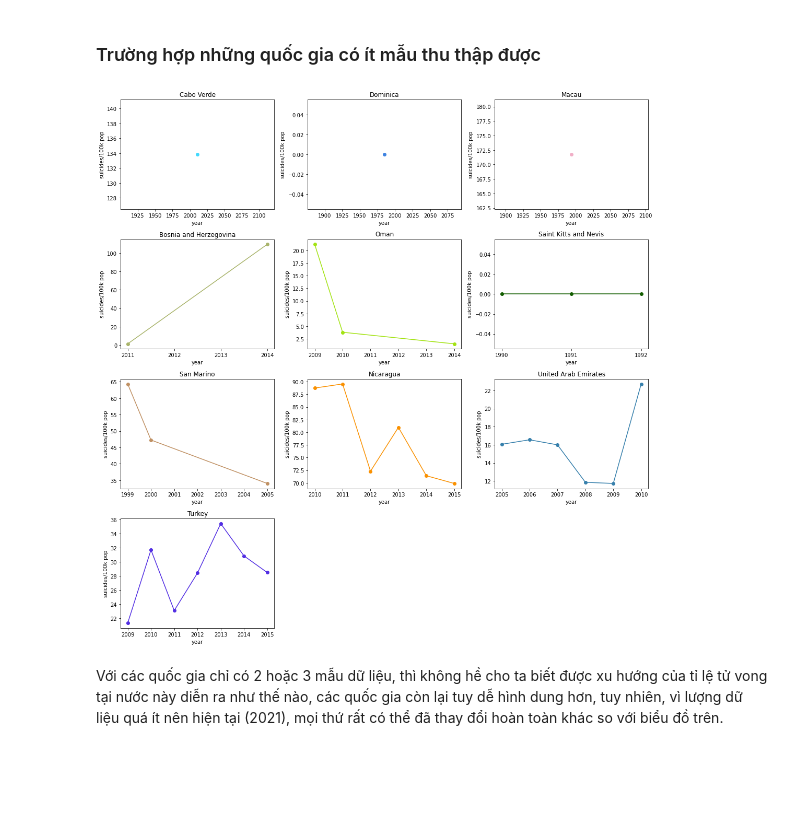
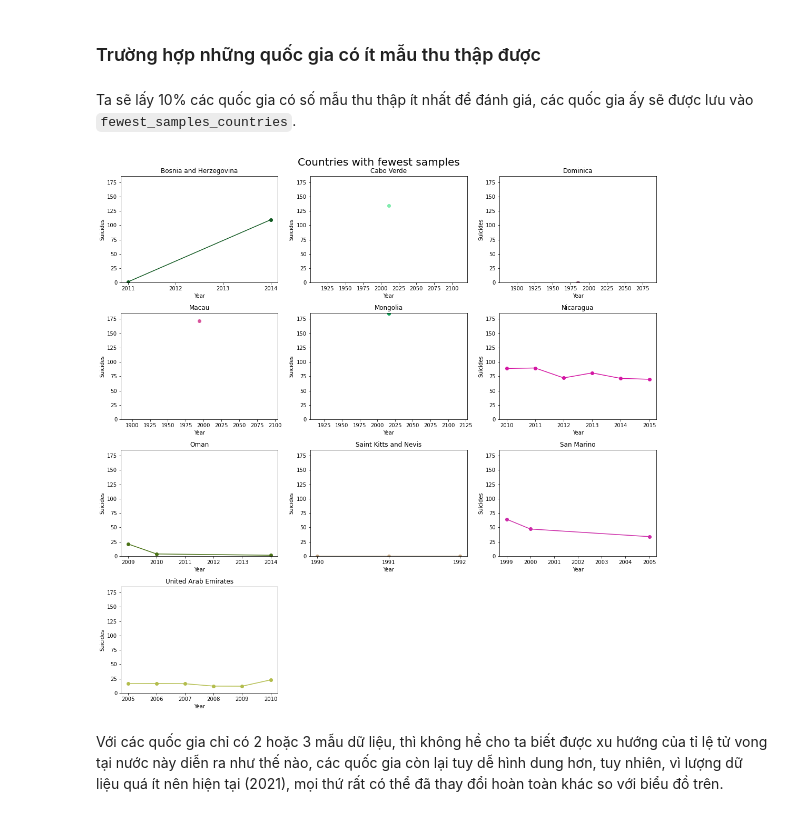
Before and after one commit to huynguyen1999/FinalProject-P4DS, a Jupyter notebook: 1712496-1712556.ipynb, the cells around one changed output. Saved outputs shown, nothing was run; the diff lists cells and outputs as text; code cells hidden in the pictures; blank space fills up the shorter version.

```diff
--- a/1712496-1712556.ipynb
+++ b/1712496-1712556.ipynb
@@ -254,39 +268,22 @@ Từ biểu đồ trên, hầu hết những năm có ca tự tử đều rất
 ---
 # %% [markdown]
 ### Trường hợp những quốc gia có ít mẫu thu thập được
-# %%
-# get countries with least amount of records
-country_samples_recorded_df = suicide_df.groupby(
-    ['country', 'year'])['year'].count()
-countries = country_samples_recorded_df.index.get_level_values('country').unique().tolist()
-samples_by_country = {}
-for country in countries:
-    samples_by_country[country] = country_samples_recorded_df[country].sum()
-records_dict = dict(sorted(samples_by_country.items(), key=lambda item: item[1]))
-records_df = pd.DataFrame.from_dict({'countries':records_dict.keys(),'records':records_dict.values()})
-# 10% least
-partition = np.percentile(records_df['records'], q=[10])[0]
-least_recorded_countries = np.array(records_df[records_df['records'] < partition]['countries'])
-
-
-#plot
-suicides_sum_df = suicide_df.groupby(['country','year'])['suicides/100k pop'].sum()
-fig, ax = plt.subplots(4,3, figsize=(15,15))
-fig.delaxes(ax[3][2])
-fig.delaxes(ax[3][1])
-colors = np.random.rand(10,3)
-for index, country in enumerate(least_recorded_countries):
-    years = suicides_sum_df[country].index
-    suicides_sum = suicides_sum_df[country].values
-    row, col  = int(index/3), index%3
-    ax[row, col].xaxis.set_major_locator(plt.MaxNLocator(integer=True))
-    ax[row, col].plot(years,suicides_sum, marker='o',color=colors[index])
-    ax[row, col].set_title(country)
-    ax[row, col].set_xlabel('year')
-    ax[row, col].set_ylabel('suicides/100k pop')
-fig.tight_layout()
-# %% [output]
-[figure, removed]
+# %% [markdown]
+Ta sẽ lấy 10% các quốc gia có số mẫu thu thập ít nhất để đánh giá, các quốc gia ấy sẽ được lưu vào `fewest_samples_countries`.
+# %%
+p = [10]
+records_df = suicide_df.groupby(['country', 'year'])['year']\
+                       .count().unstack(1).apply([pd.Series.sum], axis=1)
+records_df = records_df.unstack(1)[('sum')]
+records_df=records_df.to_frame(name='total_samples')
+partition = np.percentile(records_df['total_samples'], q=p)[0]
+fewest_samples_countries = records_df[records_df['total_samples'] < partition].index
+suicides_by_country_df = suicide_df.groupby(['country','year'])['suicides/100k pop'].sum()
+suicides_by_country_df = suicides_by_country_df.loc[suicides_by_country_df.\
+                            index.get_level_values('country').isin(fewest_samples_countries)]
+draw_graph(len(least_recorded_countries), suicides_by_country_df, fewest_samples_countries, 'Countries with fewest samples')
+# %% [output]
+[figure, added]
 # %% [markdown]
 Với các quốc gia chỉ có 2 hoặc 3 mẫu dữ liệu, thì không hề cho ta biết được xu hướng của tỉ lệ tử vong tại nước này diễn ra như thế nào, các quốc gia còn lại tuy dễ hình dung hơn, tuy nhiên, vì lượng dữ liệu quá ít nên hiện tại (2021), mọi thứ rất có thể đã thay đổi hoàn toàn khác so với biểu đồ trên.
 # %% [markdown]
```
Also changed, not shown: parts of 73 cells of this notebook.
